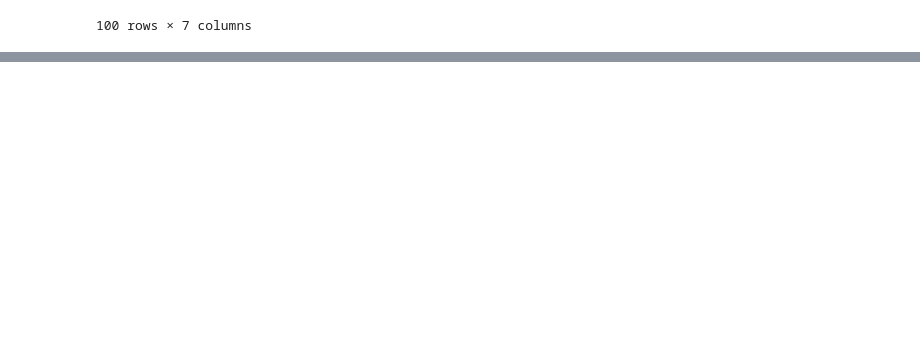
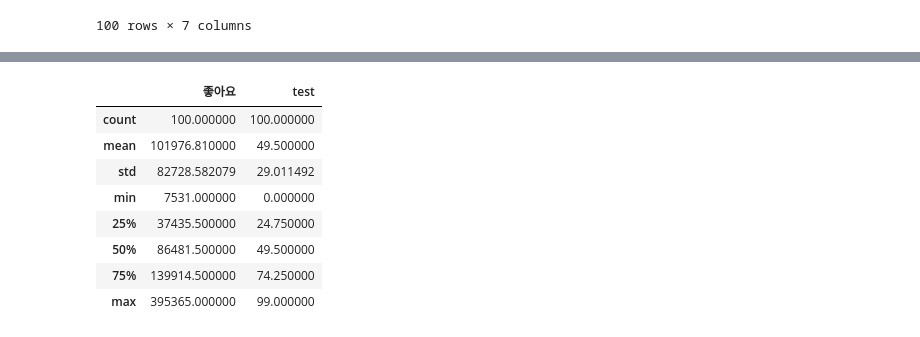
Before and after one commit to CodingSta/demo-ls-201904-pandas, a Jupyter notebook: Pandas 02.ipynb, the cells around one changed output, grey strips where cells are left out. Drawn from its saved outputs; the diff is of its cells as text; code cells hidden in the pictures; blank space fills up the shorter version.

```diff
--- a/Pandas 02.ipynb
+++ b/Pandas 02.ipynb
@@ -342,0 +360,12 @@ data/song_df1.xlsx
+# %%
+song_df.describe()
+# %% [output]
+|  | 좋아요 | test |
+| count | 100.000000 | 100.000000 |
+| mean | 101976.810000 | 49.500000 |
+| std | 82728.582079 | 29.011492 |
+| min | 7531.000000 | 0.000000 |
+| 25% | 37435.500000 | 24.750000 |
+| 50% | 86481.500000 | 49.500000 |
+| 75% | 139914.500000 | 74.250000 |
+| max | 395365.000000 | 99.000000 |
```
Also changed, not shown: parts of 7 cells of this notebook.
